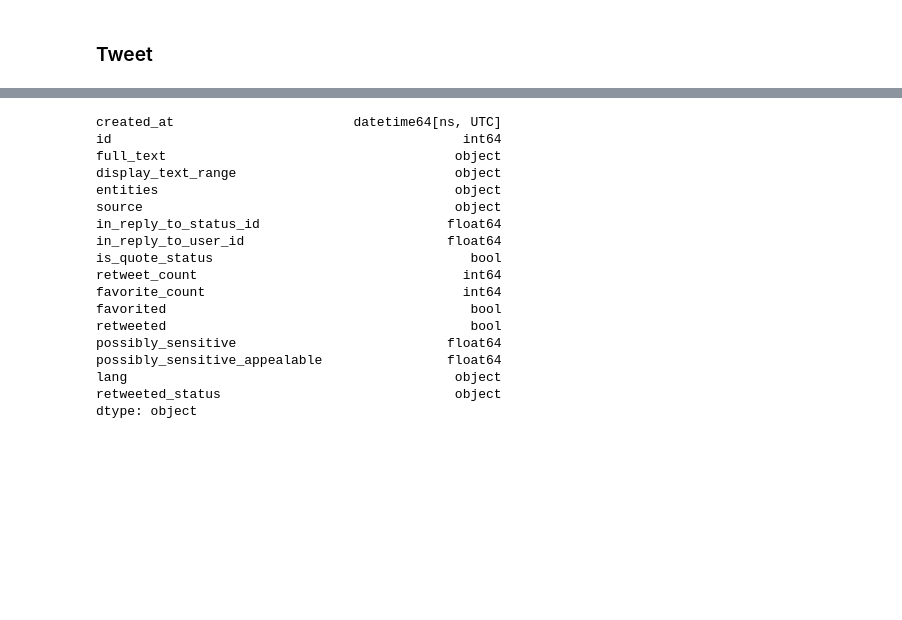
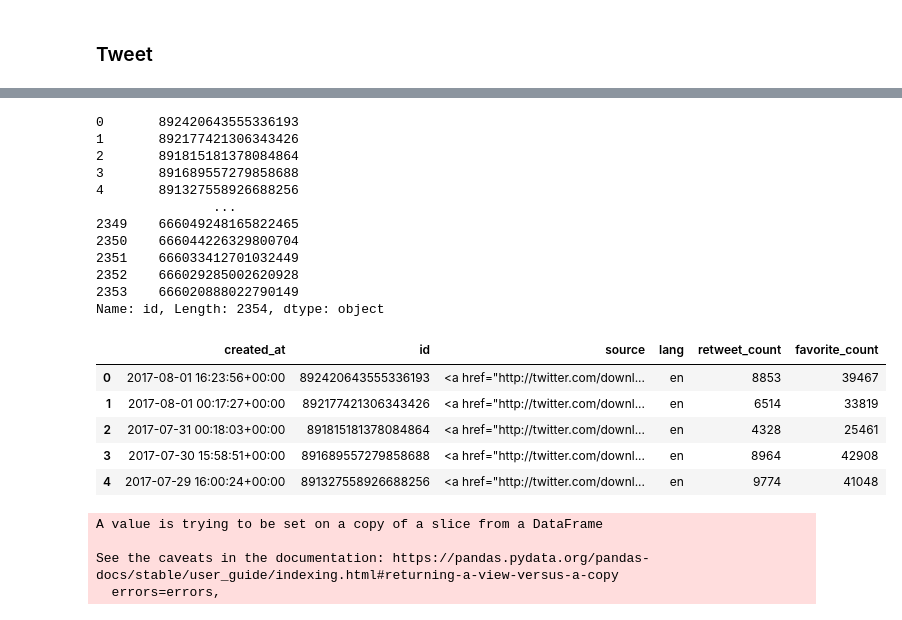
Before and after one commit to amanda1210/Twitter_dogimange_analysis, a Jupyter notebook: tweet_analysis.ipynb, the cells around one changed output, grey strips where cells are left out. Drawn from its saved outputs; the diff is of its cells as text; code cells hidden in the pictures; blank space fills up the shorter version.

```diff
--- a/tweet_analysis.ipynb
+++ b/tweet_analysis.ipynb
@@ -394,11 +423,3 @@ Name: quoted_status, Length: 2354, dtype: object
-# %%
-# Delete duplicated column
-tweet_new=tweet.drop(['id_str','in_reply_to_status_id_str',
-                      'in_reply_to_user_id_str','quoted_status_id','quoted_status_id_str'], axis=1)
-# %%
-# Delete irrelevant columns
-tweet_new=tweet_new.drop(['quoted_status','truncated','geo','coordinates',
-                          'contributors','place','user','extended_entities','in_reply_to_screen_name'],axis=1)
 # %%
 tweet_new.dtypes
 # %% [output]
@@ -428,21 +433,33 @@ for i in id_datatype:
+# %%
+# Change datatype for _id
+tweet_new['id'].astype(str)
+# %% [output]
+0       892420643555336193
+1       892177421306343426
+2       891815181378084864
+3       891689557279858688
+4       891327558926688256
+               ...
+2349    666049248165822465
+2350    666044226329800704
+2351    666033412701032449
+2352    666029285002620928
+2353    666020888022790149
+Name: id, Length: 2354, dtype: object
 # %%
-tweet_new.dtypes
+tweet_new.head()
 # %% [output]
-created_at                       datetime64[ns, UTC]
-id                                             int64
-full_text                                     object
-display_text_range                            object
-entities                                      object
-source                                        object
-in_reply_to_status_id                        float64
-in_reply_to_user_id                          float64
-is_quote_status                                 bool
-retweet_count                                  int64
-favorite_count                                 int64
-favorited                                       bool
-retweeted                                       bool
-possibly_sensitive                           float64
-possibly_sensitive_appealable                float64
-lang                                          object
-retweeted_status                              object
-dtype: object
+|  | created_at | id | source | lang | retweet_count | favorite_count |
+| 0 | 2017-08-01 16:23:56+00:00 | 892420643555336193 | <a href="http://twitter.com/downl... | en | 8853 | 39467 |
+| 1 | 2017-08-01 00:17:27+00:00 | 892177421306343426 | <a href="http://twitter.com/downl... | en | 6514 | 33819 |
+| 2 | 2017-07-31 00:18:03+00:00 | 891815181378084864 | <a href="http://twitter.com/downl... | en | 4328 | 25461 |
+| 3 | 2017-07-30 15:58:51+00:00 | 891689557279858688 | <a href="http://twitter.com/downl... | en | 8964 | 42908 |
+| 4 | 2017-07-29 16:00:24+00:00 | 891327558926688256 | <a href="http://twitter.com/downl... | en | 9774 | 41048 |
+# %%
+# Rename id to tweet_id
+tweet_new.rename(columns={'id':'tweet_id'}, inplace=True)
+# %% [output]
+A value is trying to be set on a copy of a slice from a DataFrame
+
+See the caveats in the documentation: https://pandas.pydata.org/pandas-docs/stable/user_guide/indexing.html#returning-a-view-versus-a-copy
+  errors=errors,
```
Also changed, not shown: parts of 50 cells of this notebook, 5 other files.
